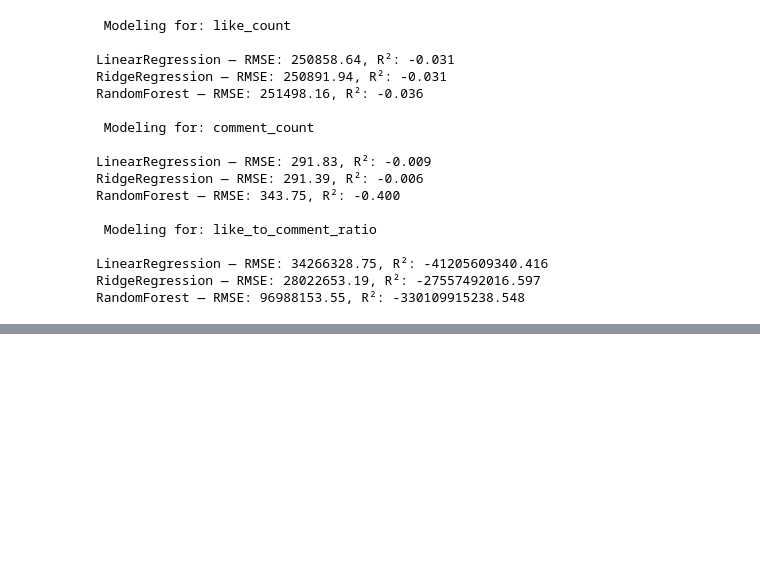
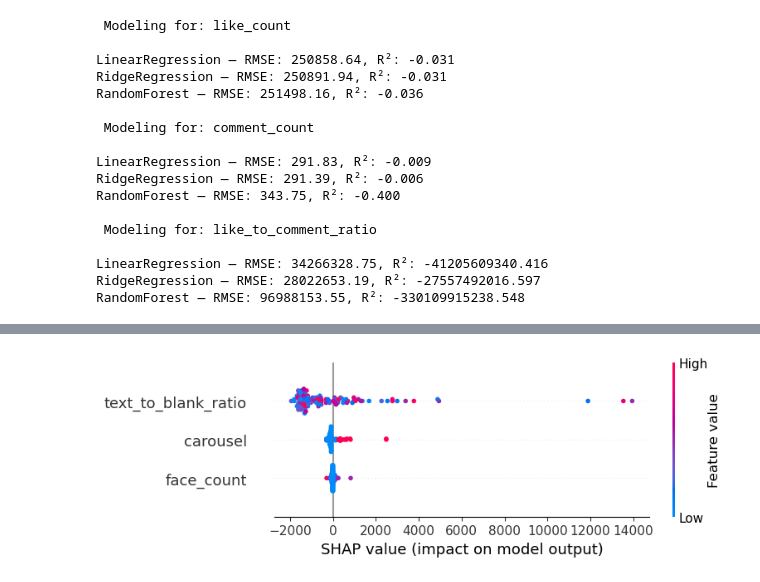
Before and after one commit to ebhatsha/CapstonePortfolio, a Jupyter notebook: EducationImagesCapstone3.ipynb, the cells around one changed output, grey strips where cells are left out. Drawn from its saved outputs; the diff is of its cells as text; code cells hidden in the pictures; blank space fills up the shorter version.

```diff
--- a/EducationImagesCapstone3.ipynb
+++ b/EducationImagesCapstone3.ipynb
@@ -408,0 +447,18 @@ This suggests that these visual infographic features alone are not strong predic
+# %%
+#XGB Boost
+## clear attribution of each feature's influence
+X = df[['face_count', 'text_to_blank_ratio', 'carousel']]
+y = df['like_count']
+
+X_train, X_test, y_train, y_test = train_test_split(X, y, random_state=42)
+
+model = XGBRegressor(n_estimators=100, max_depth=4, random_state=42)
+model.fit(X_train, y_train)
+
+# SHAP
+explainer = shap.Explainer(model)
+shap_values = explainer(X_train)
+
+shap.summary_plot(shap_values, X_train)
+# %% [output]
+[figure, added]
```
Also changed, not shown: parts of 6 cells of this notebook.
